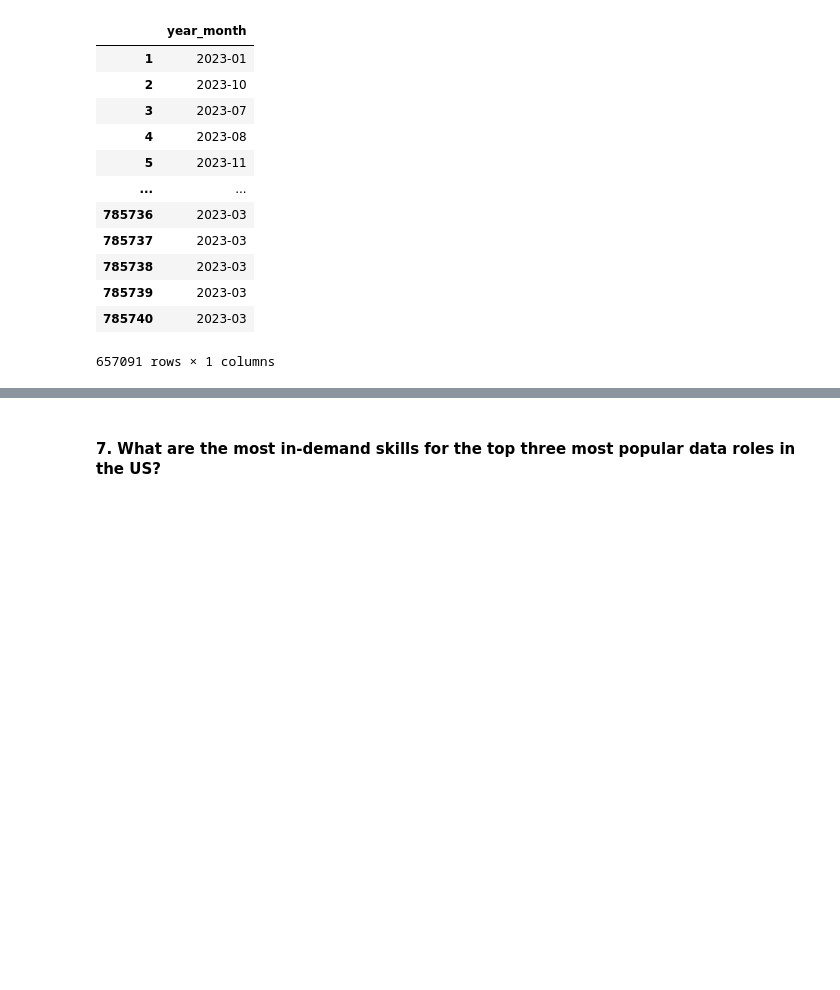
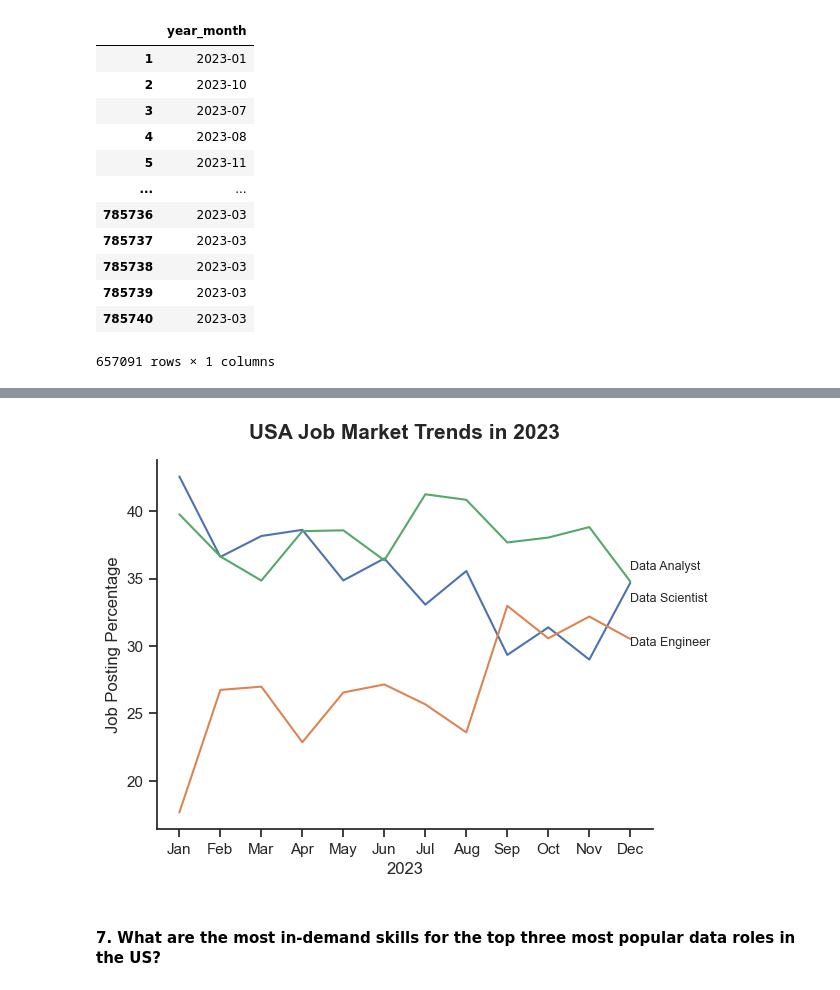
Before and after one commit to kierncb/Python_Data_Job_EDA, a Jupyter notebook: Exploratory_Data_Analysis.ipynb, the cells around one changed output, grey strips where cells are left out. Cells and saved outputs as stored; diff of their text form; code cells hidden in the pictures; blank space fills up the shorter version.

```diff
--- a/Exploratory_Data_Analysis.ipynb
+++ b/Exploratory_Data_Analysis.ipynb
@@ -360,0 +338,4 @@ plt.show()
+# %%
+# Melt the DataFrame to long format
+job_counts_melted = job_counts.melt(id_vars='year_month', var_name='job_title', value_name='job_counts')
+job_counts_melted
@@ -361,3 +360,26 @@ plt.show()
+# %%
+# Set theme
+sns.set_theme(style='ticks')
+
+# Create the line plot
+ax = sns.lineplot(data=job_counts_melted, x='year_month', y='job_counts', hue='job_title', legend=False)
+sns.despine()
+
+# Add labels directly on the lines (with position adjustment)
+label_offset = {'Data Analyst': 1, 'Data Engineer': -0.5, 'Data Scientist': -1.5}
+
+for job_title in job_counts_melted['job_title'].unique():
+    subset = job_counts_melted[job_counts_melted['job_title'] == job_title]
+    last_point = subset.iloc[-1]
+    offset = label_offset.get(job_title, 0)  # Adjust position for overlapping labels
+    plt.text(last_point['year_month'], last_point['job_counts'] + offset, job_title, size=9)
+
+plt.title('USA Job Market Trends in 2023', pad=15, fontsize=15, weight='bold')
+plt.ylabel('Job Posting Percentage')
+plt.xlabel('2023')
+plt.show()
+# %% [output]
+[figure, added]
 # %% [markdown]
 #### **7. What are the most in-demand skills for the top three most popular data roles in the US?**
 # %%
```
Also changed, not shown: parts of 7 cells of this notebook, 2 other files.
